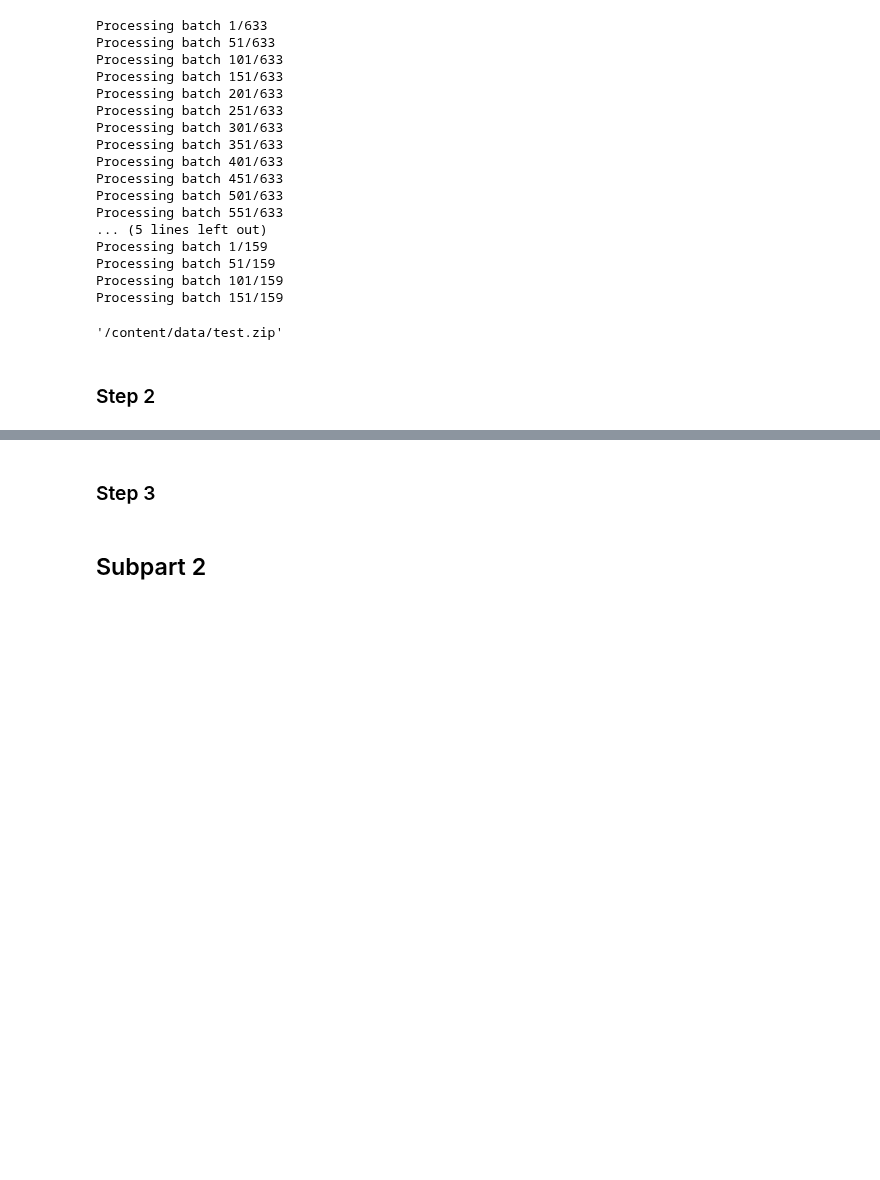
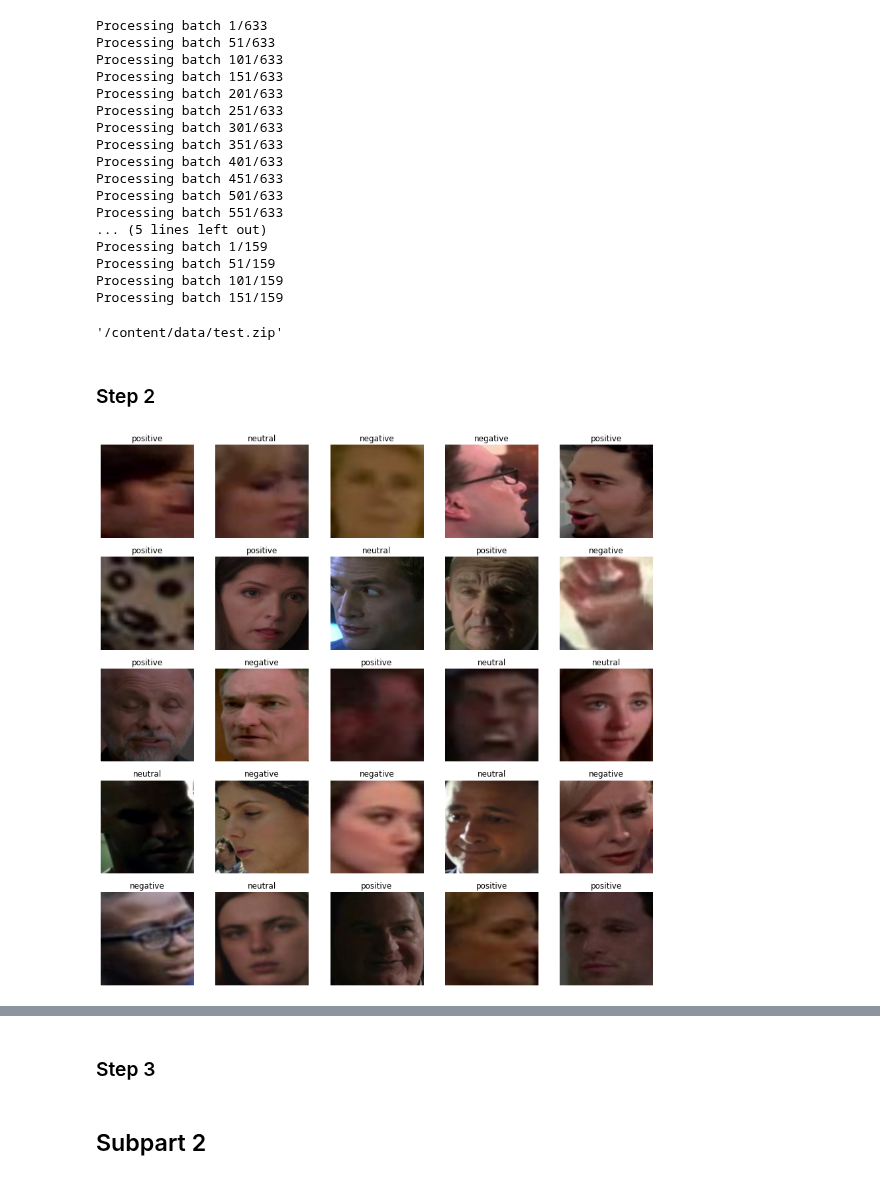
Before and after one commit to saeedzou/Multi-modal-Sentiment-Analysis-on-MSCTD-Dataset, a Jupyter notebook: Phase 1.ipynb, the cells around one changed output, grey strips where cells are left out. Cells and saved outputs as stored; diff of their text form; code cells hidden in the pictures; blank space fills up the shorter version.

Commit message:
Add dataset for cropped faces; Add ResNet18 model for training

```diff
--- a/Phase 1.ipynb
+++ b/Phase 1.ipynb
@@ -291,15 +305,39 @@ class CroppedFaces(Dataset):
 # create instances of the custom dataset class for the train, dev, and test sets
 # define the data loaders for the train, dev, and test sets
 # define the image transform for the train, dev, and test sets
-image_transform = None # TODO
+image_transform = transforms.Compose([
+    transforms.Resize((224, 224)),
+    transforms.ToTensor(),
+    transforms.Normalize(mean=[0.5, 0.5, 0.5], std=[0.5, 0.5, 0.5])
+])
 
-train_dataset = None # TODO
-dev_dataset = None # TODO
-test_dataset = None # TODO
+train_dataset = CroppedFaces('data/train/image', 'data/train/train_sentiments.txt', transform=image_transform)
+dev_dataset = CroppedFaces('data/dev/image', 'data/dev/dev_sentiments.txt', transform=image_transform)
+test_dataset = CroppedFaces('data/test/image', 'data/test/test_sentiments.txt', transform=image_transform)
 
-train_loader = None # TODO
-dev_loader = None # TODO
-test_loader = None # TODO
+train_loader = DataLoader(train_dataset, batch_size=32, shuffle=True)
+dev_loader = DataLoader(dev_dataset, batch_size=32, shuffle=False)
+test_loader = DataLoader(test_dataset, batch_size=32, shuffle=False)
+# %%
+# show some images from the train set
+def plot_random_images(dataset, num_cols, num_rows):
+    fig, axes = plt.subplots(num_rows, num_cols, figsize=(num_cols*3, num_rows*3))
+    for i in range(num_rows):
+        for j in range(num_cols):
+            index = np.random.randint(len(dataset))
+            image, sentiment = dataset[index]
+            image = image.numpy()
+            image = np.transpose(image, (1, 2, 0))
+            image = (image + 1) / 2
+            axes[i, j].imshow(image)
+            # set title to positive if sentiment is 2, negative if 1, and neutral if 0
+            axes[i, j].set_title('positive' if sentiment == 2 else 'negative' if sentiment == 1 else 'neutral')
+            axes[i, j].axis('off')
+    plt.show()
+
+plot_random_images(train_dataset, 5, 5)
+# %% [output]
+[figure, added]
 # %%
 # define the model
 class FaceSentimentClassifier(nn.Module):
```
Also changed, not shown: parts of 7 cells of this notebook.
